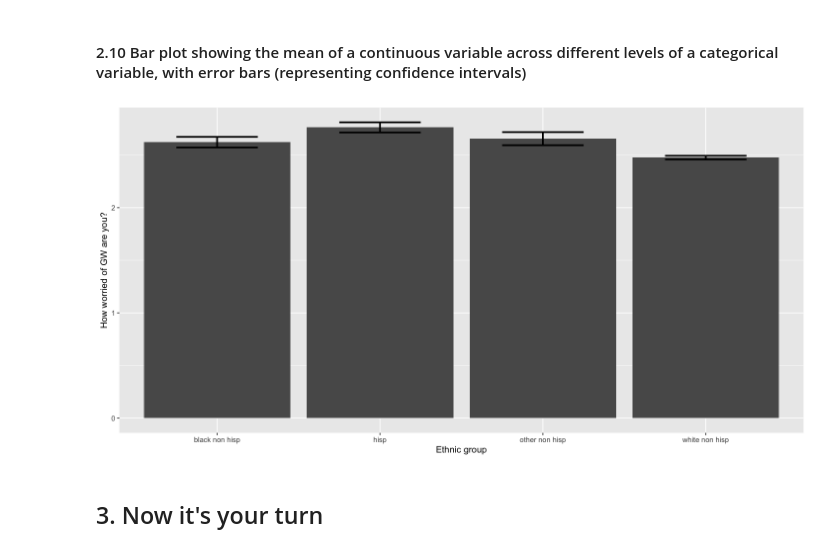
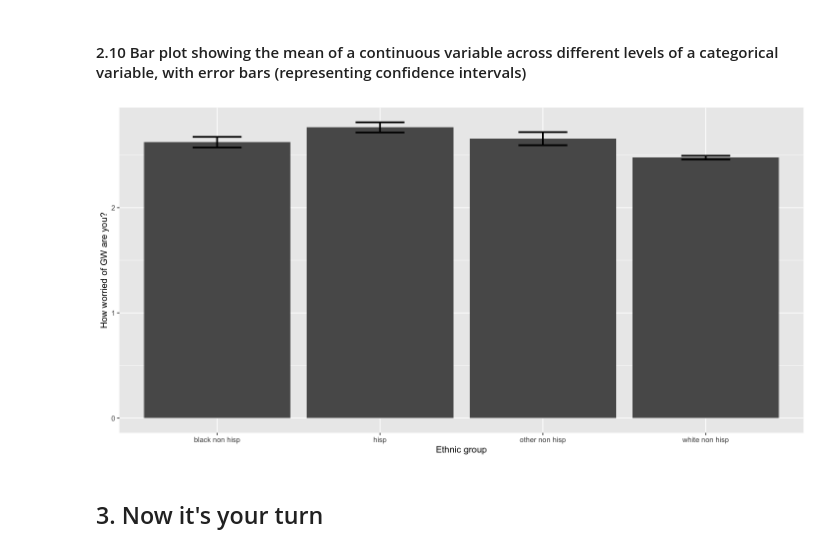
Before and after one commit to ksokratous/r-seminar, a Jupyter notebook: notebooks/wpa3.ipynb, the cells around one changed output. Drawn from its saved outputs; the diff is of its cells as text; code cells hidden in the pictures.

```diff
--- a/notebooks/wpa3.ipynb
+++ b/notebooks/wpa3.ipynb
@@ -291,17 +291,17 @@ ggplot(data = filtered_survey_data, mapping = aes(x = educ_category_labels, y =
 # %%
 ggplot(data = filtered_survey_data, mapping = aes(x = race, y = worry_cont)) +
     # stat_summary with arg "fun.y":
     # A function that returns a single number, in this case the mean worry_cont for each level of cause_recoded:
     stat_summary(fun = "mean", geom="bar") +
 
     # mean_cl_normal( ) is intended for use with stat_summary. It calculates
     # sample mean and lower and upper Gaussian confidence limits based on the
     # t-distribution
-    stat_summary(fun.data = mean_cl_normal, geom = "errorbar", size=1, width=.5) +
+    stat_summary(fun.data = mean_cl_normal, geom = "errorbar", size=1, width=.3) +
 
     labs(x = 'Ethnic group', y = 'How worried of GW are you?')
 # %% [output]
-[figure, old version]
+[figure, new version]
 # %% [markdown]
 ## 3. Now it's your turn
 # %% [markdown]
```
Also changed, not shown: parts of 3 cells of this notebook, 3 other files.
